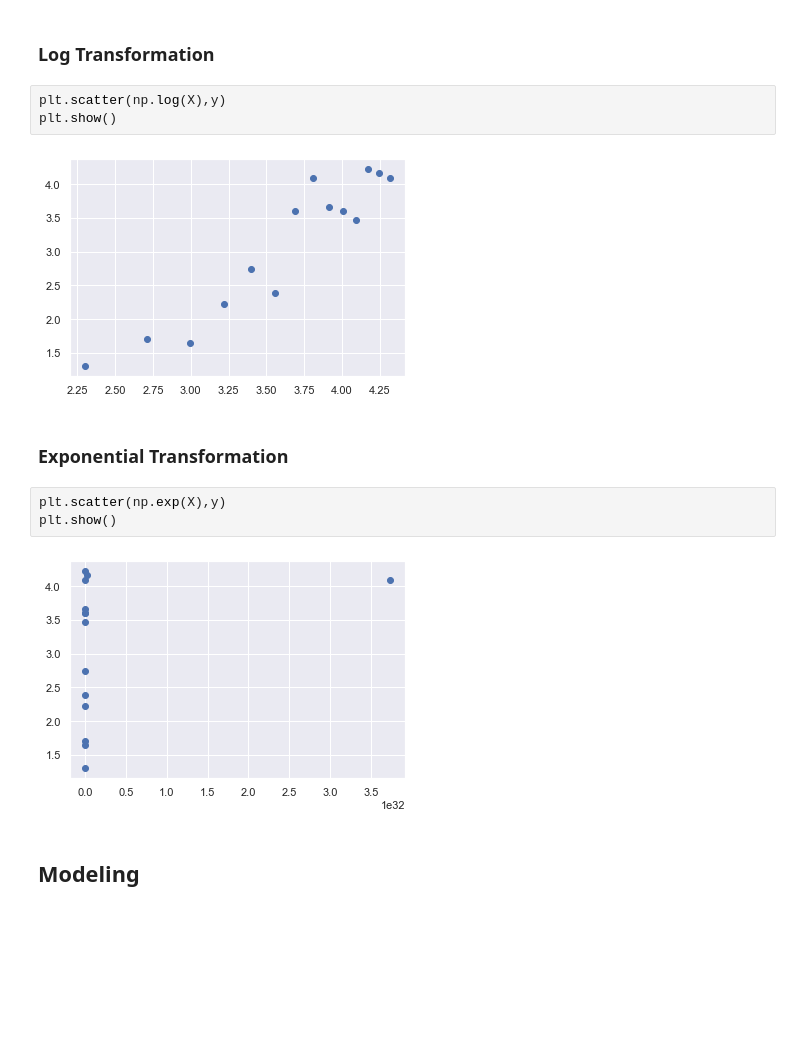
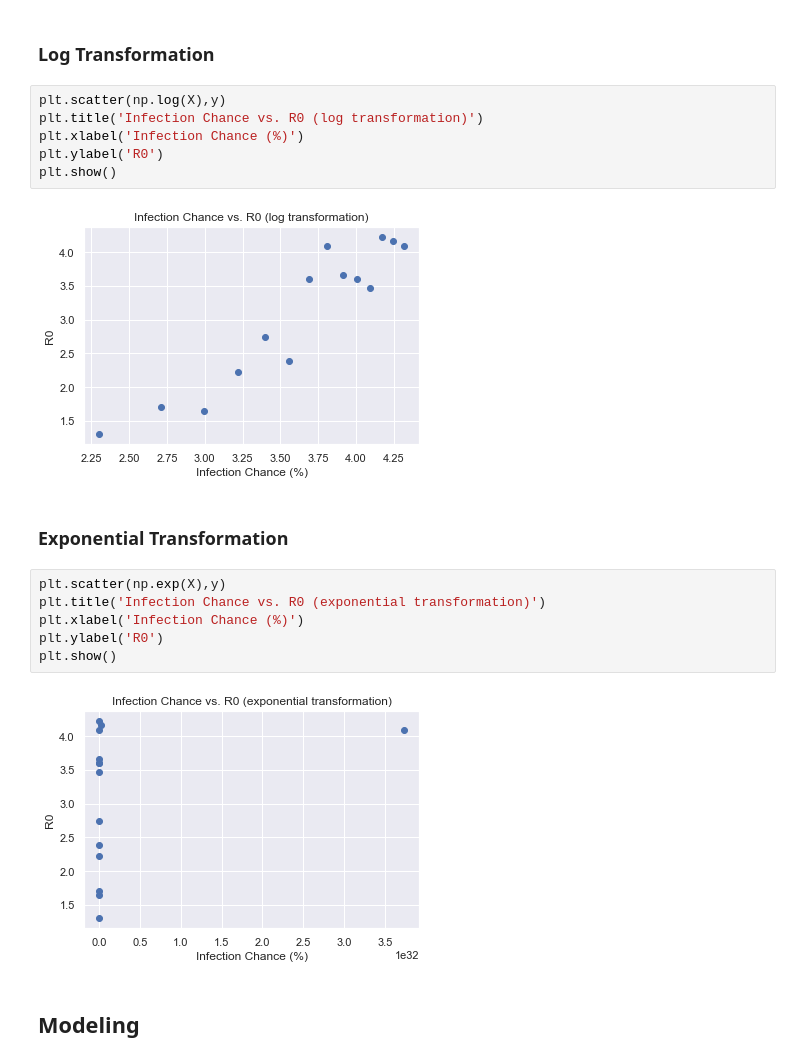
Before and after one commit to pranavnt/epiDEM-Modeling, a Jupyter notebook: modeling.ipynb, the cells around one changed output. Drawn from its saved outputs; the diff is of its cells as text; blank space fills up the shorter version.

```diff
--- a/modeling.ipynb
+++ b/modeling.ipynb
@@ -78,16 +81,22 @@ plt.show()
 ### Log Transformation
 # %%
 plt.scatter(np.log(X),y)
+plt.title('Infection Chance vs. R0 (log transformation)')
+plt.xlabel('Infection Chance (%)')
+plt.ylabel('R0')
 plt.show()
 # %% [output]
-[figure, old version]
+[figure, new version]
 # %% [markdown]
 ### Exponential Transformation
 # %%
 plt.scatter(np.exp(X),y)
+plt.title('Infection Chance vs. R0 (exponential transformation)')
+plt.xlabel('Infection Chance (%)')
+plt.ylabel('R0')
 plt.show()
 # %% [output]
-[figure, old version]
+[figure, new version]
 # %% [markdown]
 ## Modeling
 # %%
```
Also changed, not shown: parts of 5 cells of this notebook, 1 other file.
